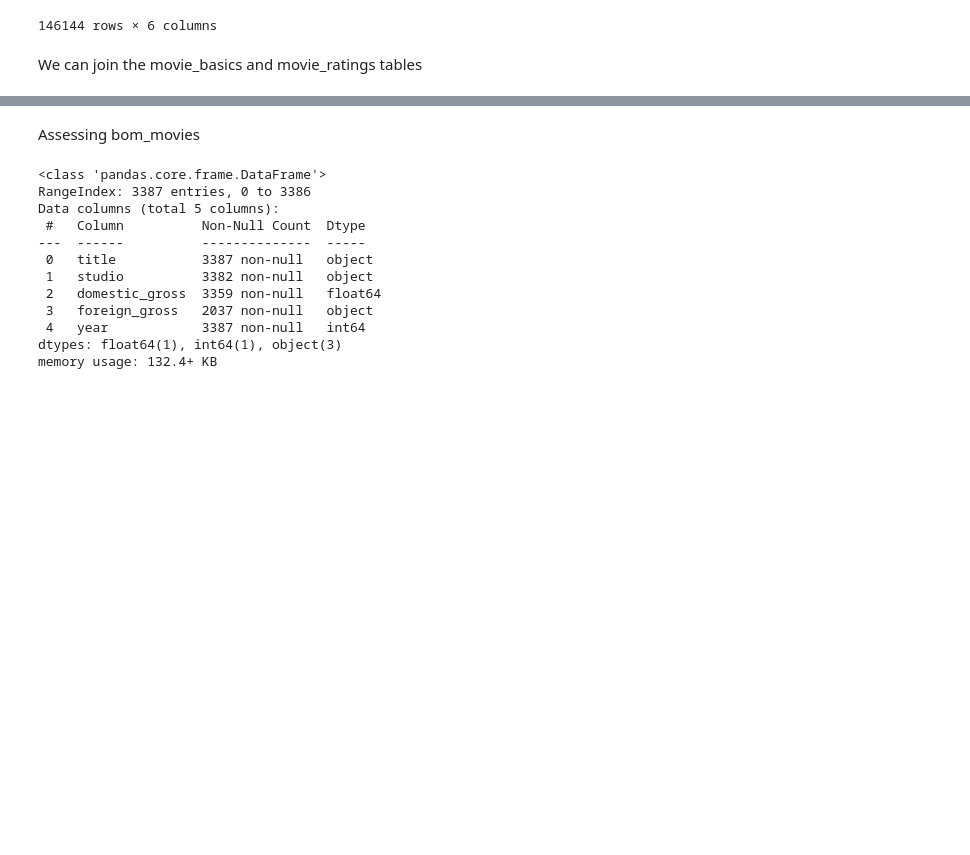
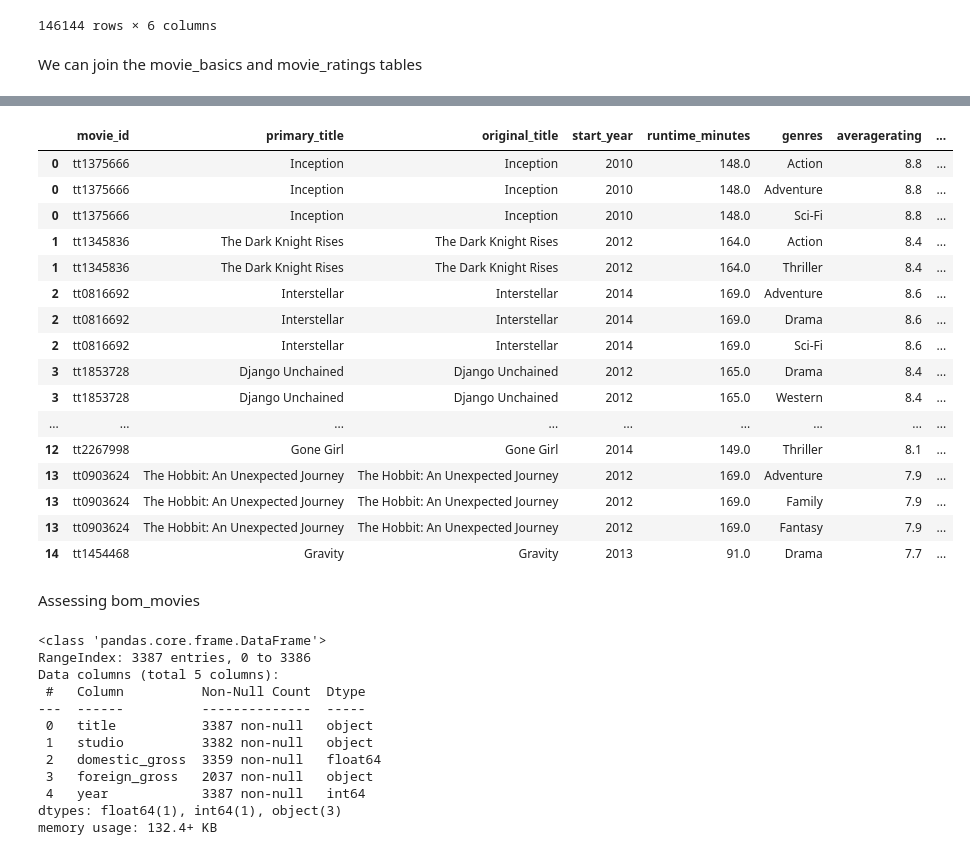
Before and after one commit to ngili/Exploratory-Analysis-of-Movies, a Jupyter notebook: student.ipynb, the cells around one changed output, grey strips where cells are left out. Drawn from its saved outputs; the diff is of its cells as text; code cells hidden in the pictures; blank space fills up the shorter version.

```diff
--- a/student.ipynb
+++ b/student.ipynb
@@ -175,3 +171,25 @@ q3
+# %%
+imdb = q3.assign(genres=q3.genres.str.split(',')).explode('genres')
+# %%
+imdb.head(40)
+# %% [output]
+|  | movie_id | primary_title | original_title | start_year | runtime_minutes | genres | averagerating | ... |
+| 0 | tt1375666 | Inception | Inception | 2010 | 148.0 | Action | 8.8 | ... |
+| 0 | tt1375666 | Inception | Inception | 2010 | 148.0 | Adventure | 8.8 | ... |
+| 0 | tt1375666 | Inception | Inception | 2010 | 148.0 | Sci-Fi | 8.8 | ... |
+| 1 | tt1345836 | The Dark Knight Rises | The Dark Knight Rises | 2012 | 164.0 | Action | 8.4 | ... |
+| 1 | tt1345836 | The Dark Knight Rises | The Dark Knight Rises | 2012 | 164.0 | Thriller | 8.4 | ... |
+| 2 | tt0816692 | Interstellar | Interstellar | 2014 | 169.0 | Adventure | 8.6 | ... |
+| 2 | tt0816692 | Interstellar | Interstellar | 2014 | 169.0 | Drama | 8.6 | ... |
+| 2 | tt0816692 | Interstellar | Interstellar | 2014 | 169.0 | Sci-Fi | 8.6 | ... |
+| 3 | tt1853728 | Django Unchained | Django Unchained | 2012 | 165.0 | Drama | 8.4 | ... |
+| 3 | tt1853728 | Django Unchained | Django Unchained | 2012 | 165.0 | Western | 8.4 | ... |
+| ... | ... | ... | ... | ... | ... | ... | ... | ... |
+| 12 | tt2267998 | Gone Girl | Gone Girl | 2014 | 149.0 | Thriller | 8.1 | ... |
+| 13 | tt0903624 | The Hobbit: An Unexpected Journey | The Hobbit: An Unexpected Journey | 2012 | 169.0 | Adventure | 7.9 | ... |
+| 13 | tt0903624 | The Hobbit: An Unexpected Journey | The Hobbit: An Unexpected Journey | 2012 | 169.0 | Family | 7.9 | ... |
+| 13 | tt0903624 | The Hobbit: An Unexpected Journey | The Hobbit: An Unexpected Journey | 2012 | 169.0 | Fantasy | 7.9 | ... |
+| 14 | tt1454468 | Gravity | Gravity | 2013 | 91.0 | Drama | 7.7 | ... |
 # %% [markdown]
 Assessing bom_movies
 # %%
```
Also changed, not shown: parts of 44 cells of this notebook, 1 other file.
